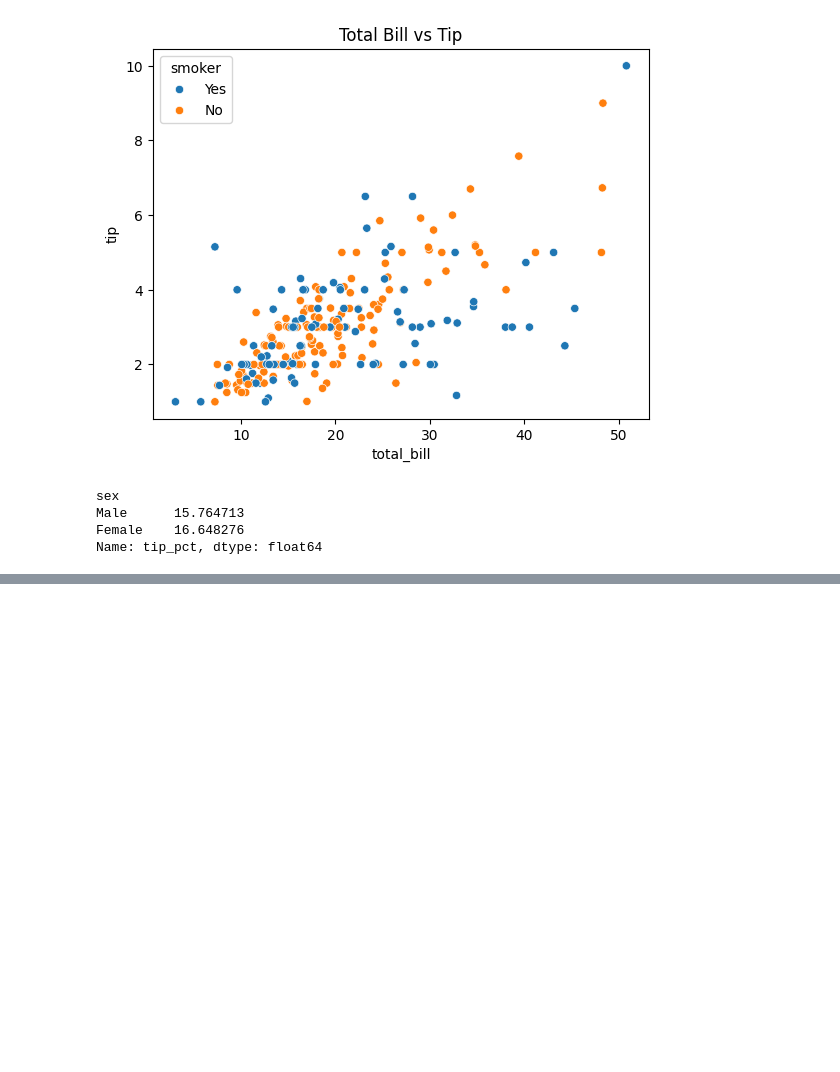
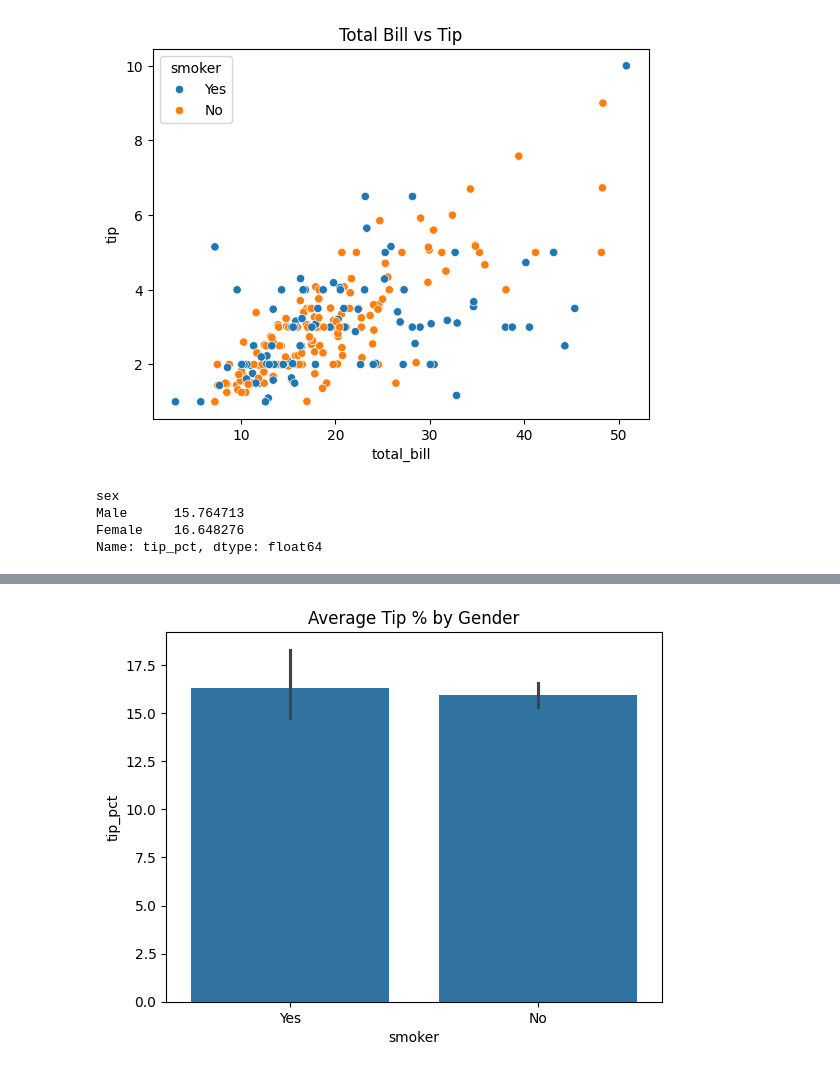
Before and after one commit to amitpaul2004/BCT_3, a Jupyter notebook: codes/titanic3.ipynb, the cells around one changed output, grey strips where cells are left out. Saved outputs shown, nothing was run; the diff lists cells and outputs as text; code cells hidden in the pictures; blank space fills up the shorter version.

```diff
--- a/codes/titanic3.ipynb
+++ b/codes/titanic3.ipynb
@@ -77,0 +90,9 @@ Name: tip_pct, dtype: float64
+# %%
+import matplotlib.pyplot as plt
+
+# Bar plot: Tip % by gender
+sns.barplot(x='smoker', y='tip_pct', data=df)
+plt.title("Average Tip % by Gender")
+plt.show()
+# %% [output]
+[figure, added]
```
Also changed, not shown: parts of 5 cells of this notebook, 1 other file.
